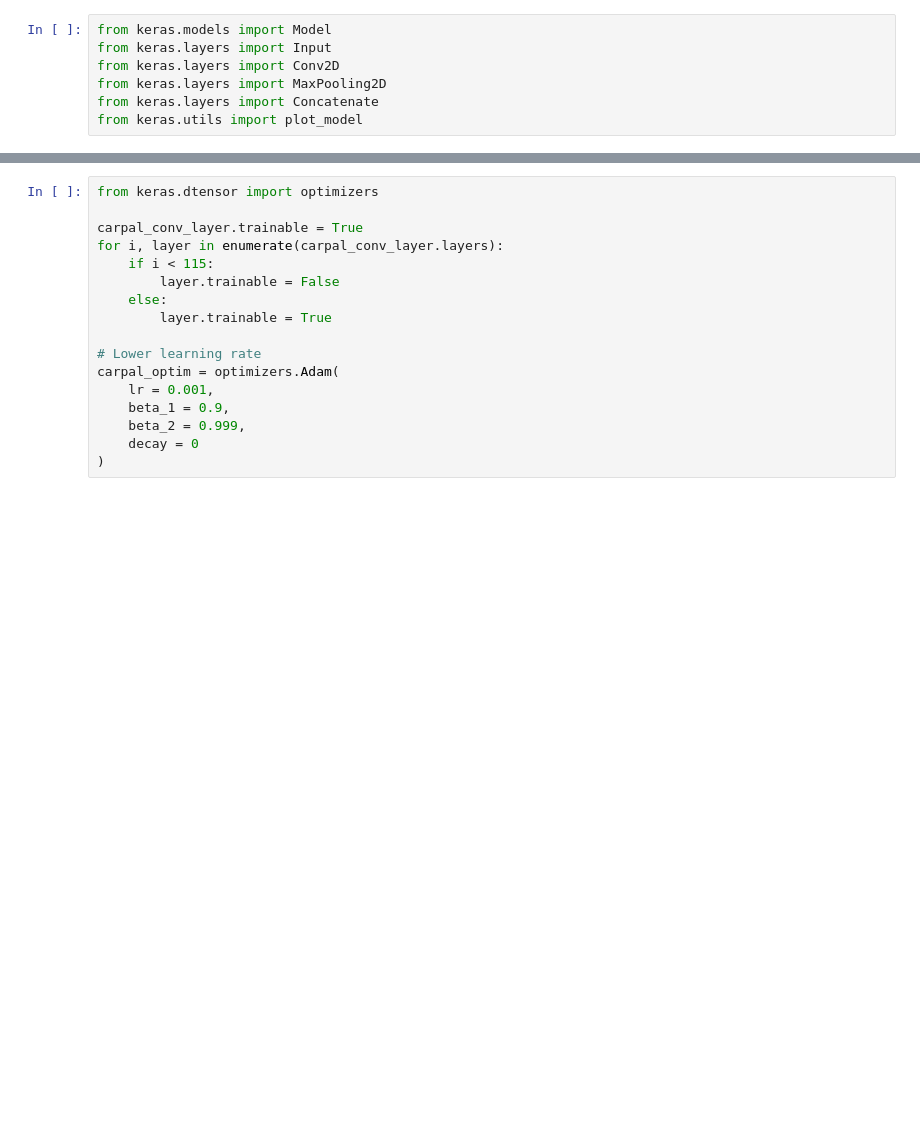
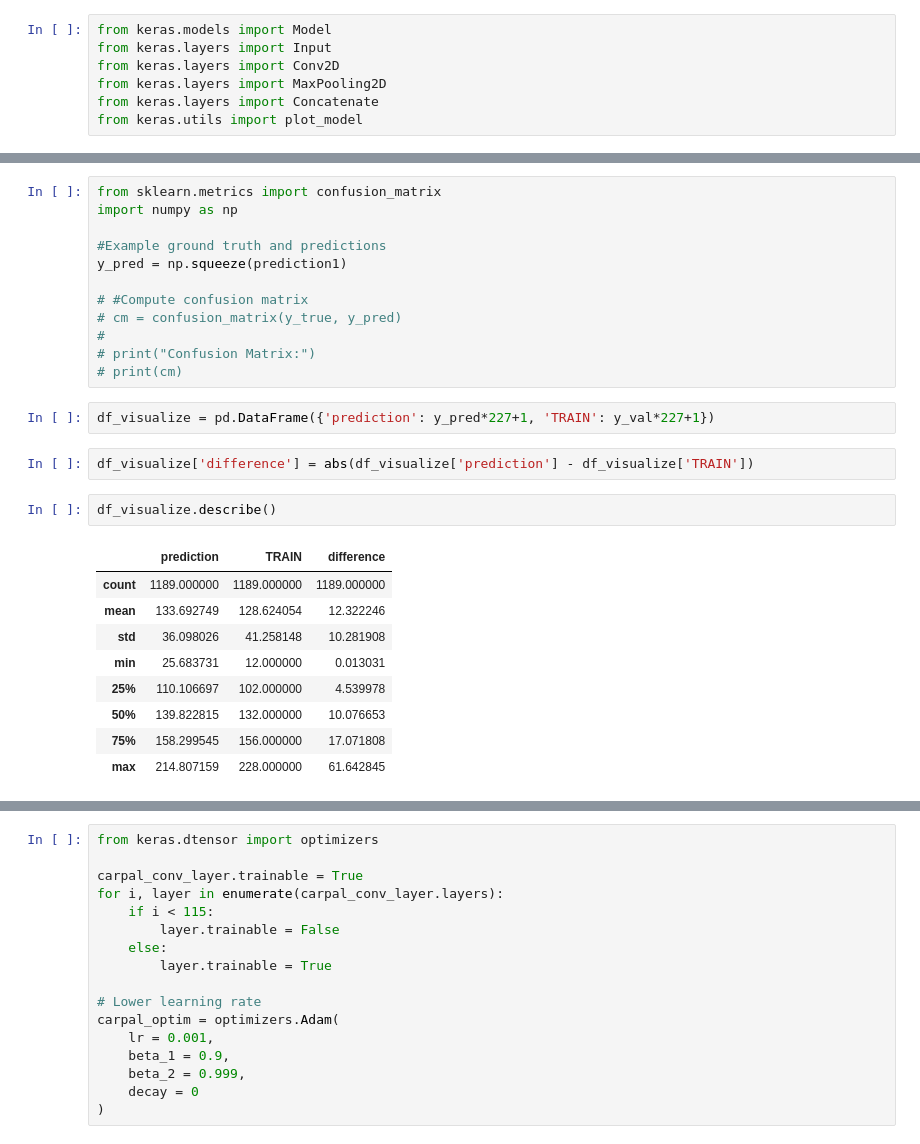
Before and after one commit to prayus/project, a Jupyter notebook: model/resnet_model.ipynb, the cells around one changed output, grey strips where cells are left out. Drawn from its saved outputs; the diff is of its cells as text; blank space fills up the shorter version.

```diff
--- a/model/resnet_model.ipynb
+++ b/model/resnet_model.ipynb
@@ -220,0 +241,28 @@ plt.legend()
+# %%
+from sklearn.metrics import confusion_matrix
+import numpy as np
+
+#Example ground truth and predictions
+y_pred = np.squeeze(prediction1)
+
+# #Compute confusion matrix
+# cm = confusion_matrix(y_true, y_pred)
+#
+# print("Confusion Matrix:")
+# print(cm)
+# %%
+df_visualize = pd.DataFrame({'prediction': y_pred*227+1, 'TRAIN': y_val*227+1})
+# %%
+df_visualize['difference'] = abs(df_visualize['prediction'] - df_visualize['TRAIN'])
+# %%
+df_visualize.describe()
+# %% [output]
+|  | prediction | TRAIN | difference |
+| count | 1189.000000 | 1189.000000 | 1189.000000 |
+| mean | 133.692749 | 128.624054 | 12.322246 |
+| std | 36.098026 | 41.258148 | 10.281908 |
+| min | 25.683731 | 12.000000 | 0.013031 |
+| 25% | 110.106697 | 102.000000 | 4.539978 |
+| 50% | 139.822815 | 132.000000 | 10.076653 |
+| 75% | 158.299545 | 156.000000 | 17.071808 |
+| max | 214.807159 | 228.000000 | 61.642845 |
```
Also changed, not shown: parts of 37 cells of this notebook.
